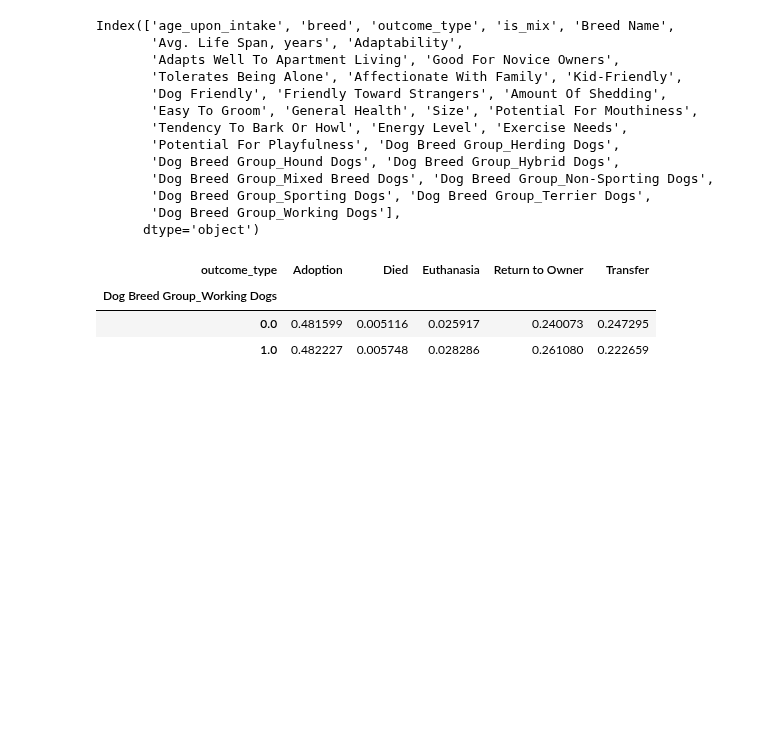
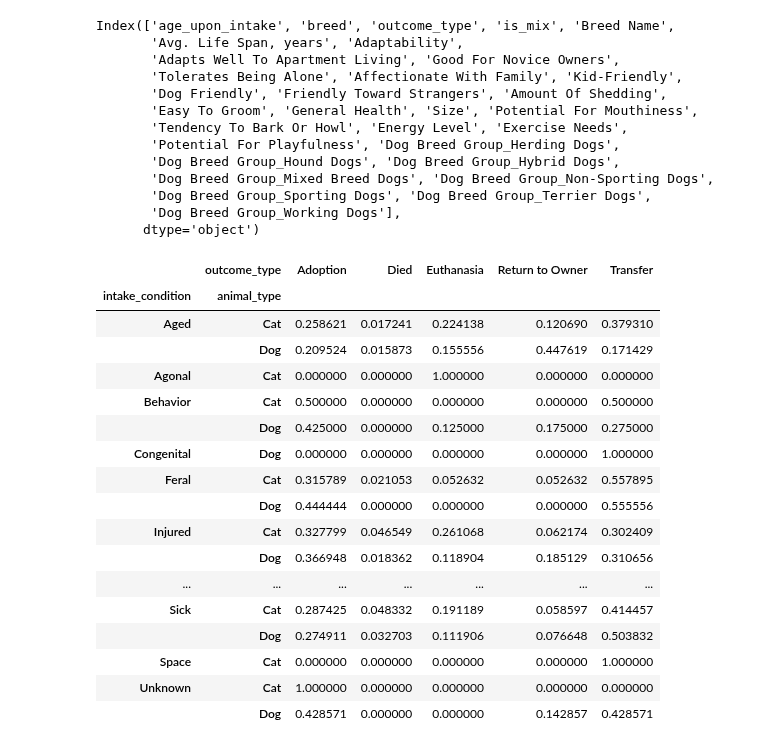
Before and after one commit to nneomaonochie/ml1-animal-data, a Jupyter notebook: exploration.ipynb, the cells around one changed output. Cells and saved outputs as stored; diff of their text form; code cells hidden in the pictures; blank space fills up the shorter version.

```diff
--- a/exploration.ipynb
+++ b/exploration.ipynb
@@ -1127,15 +1127,29 @@ Index(['age_upon_intake', 'breed', 'outcome_type', 'is_mix', 'Breed Name',
        'Dog Breed Group_Working Dogs'],
       dtype='object')
 # %%
-d = present_breeds.groupby(['Dog Breed Group_Working Dogs', 'outcome_type']).size().unstack(fill_value=0)
+d = df_train.groupby(['intake_condition', 'animal_type', 'outcome_type']).size().unstack(fill_value=0)
 d_percent = d.div(d.sum(axis=1), axis=0)
 
 d_percent
 # %% [output]
-| outcome_type | Adoption | Died | Euthanasia | Return to Owner | Transfer |
-| Dog Breed Group_Working Dogs |  |  |  |  |  |
-| 0.0 | 0.481599 | 0.005116 | 0.025917 | 0.240073 | 0.247295 |
-| 1.0 | 0.482227 | 0.005748 | 0.028286 | 0.261080 | 0.222659 |
+|  | outcome_type | Adoption | Died | Euthanasia | Return to Owner | Transfer |
+| intake_condition | animal_type |  |  |  |  |  |
+| Aged | Cat | 0.258621 | 0.017241 | 0.224138 | 0.120690 | 0.379310 |
+|  | Dog | 0.209524 | 0.015873 | 0.155556 | 0.447619 | 0.171429 |
+| Agonal | Cat | 0.000000 | 0.000000 | 1.000000 | 0.000000 | 0.000000 |
+| Behavior | Cat | 0.500000 | 0.000000 | 0.000000 | 0.000000 | 0.500000 |
+|  | Dog | 0.425000 | 0.000000 | 0.125000 | 0.175000 | 0.275000 |
+| Congenital | Dog | 0.000000 | 0.000000 | 0.000000 | 0.000000 | 1.000000 |
+| Feral | Cat | 0.315789 | 0.021053 | 0.052632 | 0.052632 | 0.557895 |
+|  | Dog | 0.444444 | 0.000000 | 0.000000 | 0.000000 | 0.555556 |
+| Injured | Cat | 0.327799 | 0.046549 | 0.261068 | 0.062174 | 0.302409 |
+|  | Dog | 0.366948 | 0.018362 | 0.118904 | 0.185129 | 0.310656 |
+| ... | ... | ... | ... | ... | ... | ... |
+| Sick | Cat | 0.287425 | 0.048332 | 0.191189 | 0.058597 | 0.414457 |
+|  | Dog | 0.274911 | 0.032703 | 0.111906 | 0.076648 | 0.503832 |
+| Space | Cat | 0.000000 | 0.000000 | 0.000000 | 0.000000 | 1.000000 |
+| Unknown | Cat | 1.000000 | 0.000000 | 0.000000 | 0.000000 | 0.000000 |
+|  | Dog | 0.428571 | 0.000000 | 0.000000 | 0.142857 | 0.428571 |
 # %%
 d = dog_info[dog_info['Breed Name'].str.contains('hepherd', na=False)]
 d['Breed Name'].value_counts()
```
Also changed, not shown: 4 other files.
